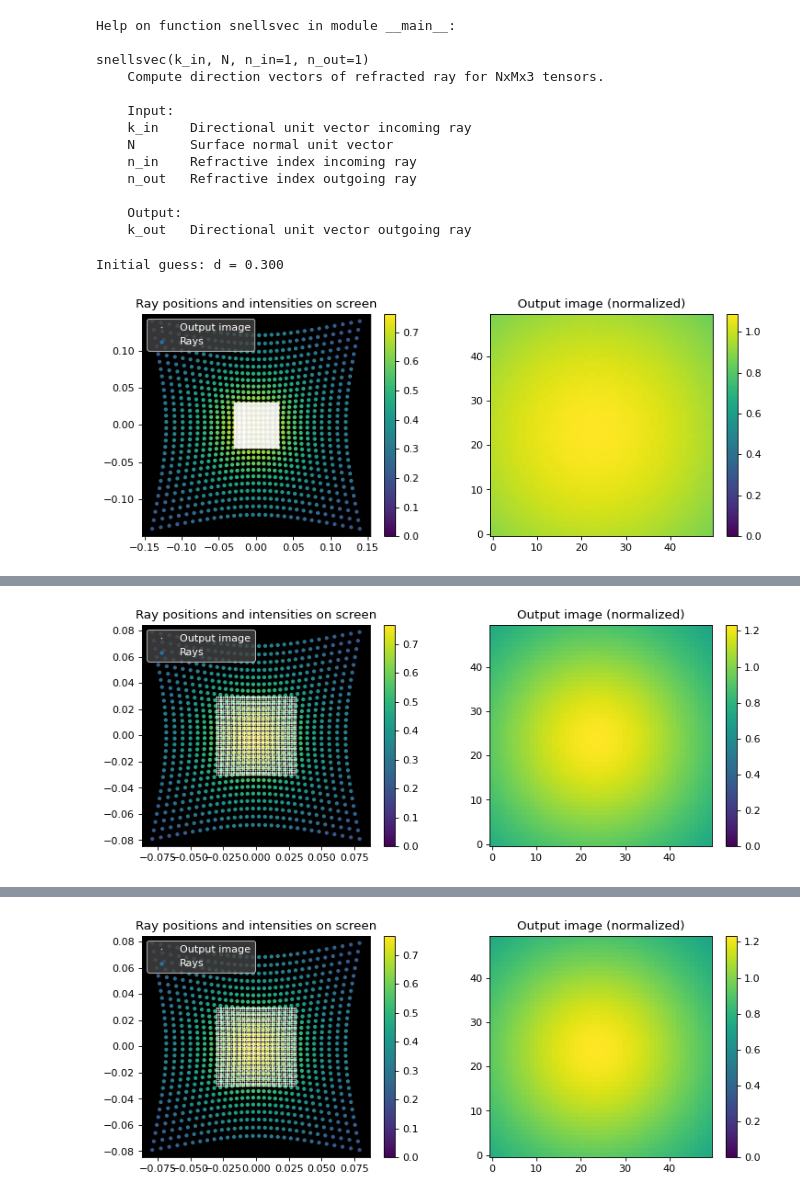
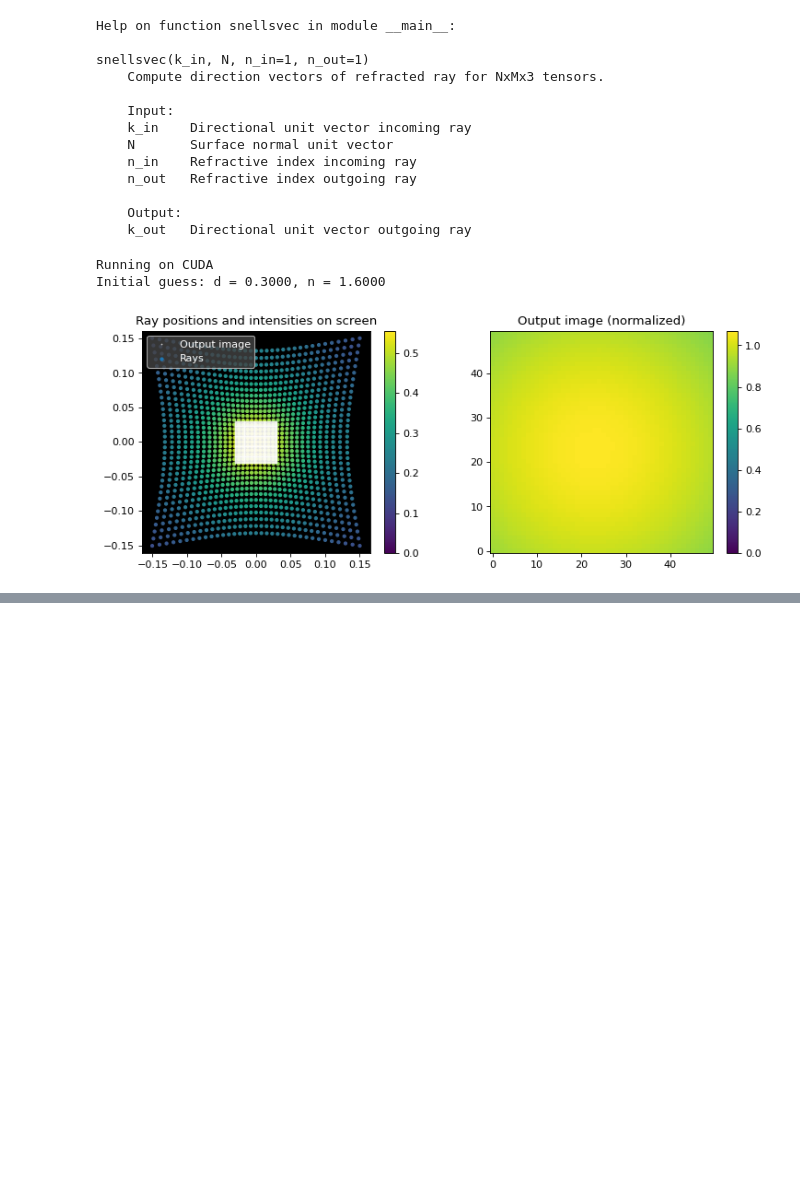
Before and after one commit to IvoVellekoop/raylearn, a Jupyter notebook: raylearn.ipynb, the cells around one changed output, grey strips where cells are left out. Saved outputs shown, nothing was run; the diff lists cells and outputs as text; code cells hidden in the pictures; blank space fills up the shorter version.

```diff
--- a/raylearn.ipynb
+++ b/raylearn.ipynb
@@ -342,25 +342,28 @@ snellsvec(k_in, N, n_in=1, n_out=1)
     k_out   Directional unit vector outgoing ray
 # %%
 class RayLearner(nn.Module):
-    def __init__(self, d):
+    def __init__(self, d, n, dev):
         super(RayLearner, self).__init__()
         self.d = nn.Parameter(d, requires_grad=True)
+        self.n = nn.Parameter(n, requires_grad=True)
+        self.dev = dev
 
     def forward(self):
+        dev = self.dev
 
         # Point source
-        Nx = 30
-        Ny = 30
+        Nx = 35
+        Ny = 35
 
         p0x, p0y = torch.meshgrid(torch.linspace(-0.901,0.9,Nx), torch.linspace(-0.9,0.9,Ny))
-        p0z = torch.zeros(Ny,Nx)#*torch.linspace(1,1,Nx)
+        p0z = torch.zeros(Ny,Nx,device=dev)#*torch.linspace(1,1,Nx)
         p0 = torch.stack((p0x, p0y, p0z), 2)
 
         p1 = torch.tensor((0,0,1), dtype=torch.float32).view(1,1,3)
         s0 = unit(p1 - p0)
 
         # Propagate through coverslip
-        n_glass = 1.5
+        n_glass = self.n
 
         # Compute ray intersections with coverslip front ####
         coverslip_front = torch.tensor((0,0,0.5), dtype=torch.float32).view(1,1,3)
@@ -437,43 +440,53 @@ class RayLearner(nn.Module):
         return interp_intensities, intensities, pscreen, targets, Nx, Ny, Nx_screen, Ny_screen
 
 
+if torch.cuda.is_available():
+    device = torch.device("cuda:0")
+    print('Running on CUDA')
+else:
+    device = torch.device("cpu")
+    print('Running on CPU')
+
 # Ground truth
-d_gt = torch.tensor(0.17, dtype=torch.float32)
+d_gt = torch.tensor(0.17, dtype=torch.float32).to(device)
+n_gt = torch.tensor(1.5, dtype=torch.float32).to(device)
 
-raylearner_gt = RayLearner(d_gt)
+raylearner_gt = RayLearner(d_gt, n_gt).to(device)
 interp_intensities, *stuff = raylearner_gt()
 
 # Initial guess
-d_pred = torch.tensor(0.3, dtype=torch.float32)
+d_pred = torch.tensor(0.3, dtype=torch.float32).to(device)
+n_pred = torch.tensor(1.6, dtype=torch.float32).to(device)
 
-raylearner_train = RayLearner(d_pred)
+raylearner_train = RayLearner(d_pred, n_pred).to(device)
 optimizer = torch.optim.SGD(raylearner_train.parameters(), lr=2e-4)
 criterion = nn.MSELoss(reduction='sum')
 interp_intensities_pred, *stuff_pred = raylearner_train()
-print(f'Initial guess: d = {raylearner_train.d.detach().item():.3f}')
+print(f'Initial guess: d = {raylearner_train.d.detach().item():.4f}, n = {raylearner_train.n.detach().item():.4f}')
 plotresult(interp_intensities_pred, stuff_pred)
 
-iterations=15
+iterations=50
 for t in range(iterations):
     # Forward pass
     interp_intensities_pred, *stuff_pred = raylearner_train()
 
     # Compute and print loss
     loss = criterion(interp_intensities_pred, interp_intensities)
     if (t%5==0) or (t==iterations-1):
         print(f"Iteration {t}. Loss: {loss.item():.3g}")
 
     optimizer.zero_grad()
 
     loss.backward(retain_graph=True)
     optimizer.step()
 
 
-print(f'\nPredicted: d = {raylearner_train.d.detach().item():.3f}')
+print(f'\nPredicted: d = {raylearner_train.d.detach().item():.4f}, n = {raylearner_train.n.detach().item():.4f}')
 plotresult(interp_intensities_pred, stuff_pred)
 
-print(f'Ground truth: d = {raylearner_gt.d.detach().item():.3f}')
+print(f'Ground truth: d = {raylearner_gt.d.detach().item():.4f}, n = {raylearner_gt.n.detach().item():.4f}')
 plotresult(interp_intensities, stuff)
 # %% [output]
-Initial guess: d = 0.300
+Running on CUDA
+Initial guess: d = 0.3000, n = 1.6000
-[figure, old version]
+[figure, new version]
@@ -486 +493,0 @@ Predicted: d = 0.170
-[figure, removed]
@@ -488,4 +498,3 @@ Ground truth: d = 0.170
-[figure, removed]
 # %%
 print(raylearner_train.d)
 print(raylearner_gt.d)
```
Also changed, not shown: parts of 4 cells of this notebook.
